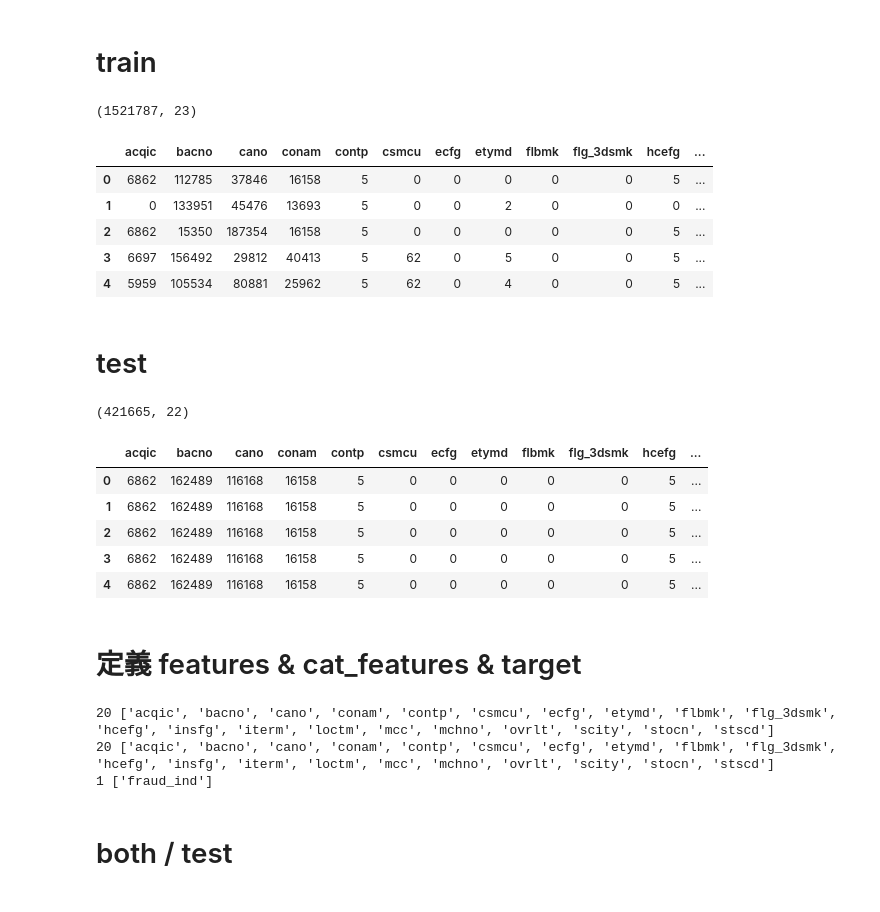
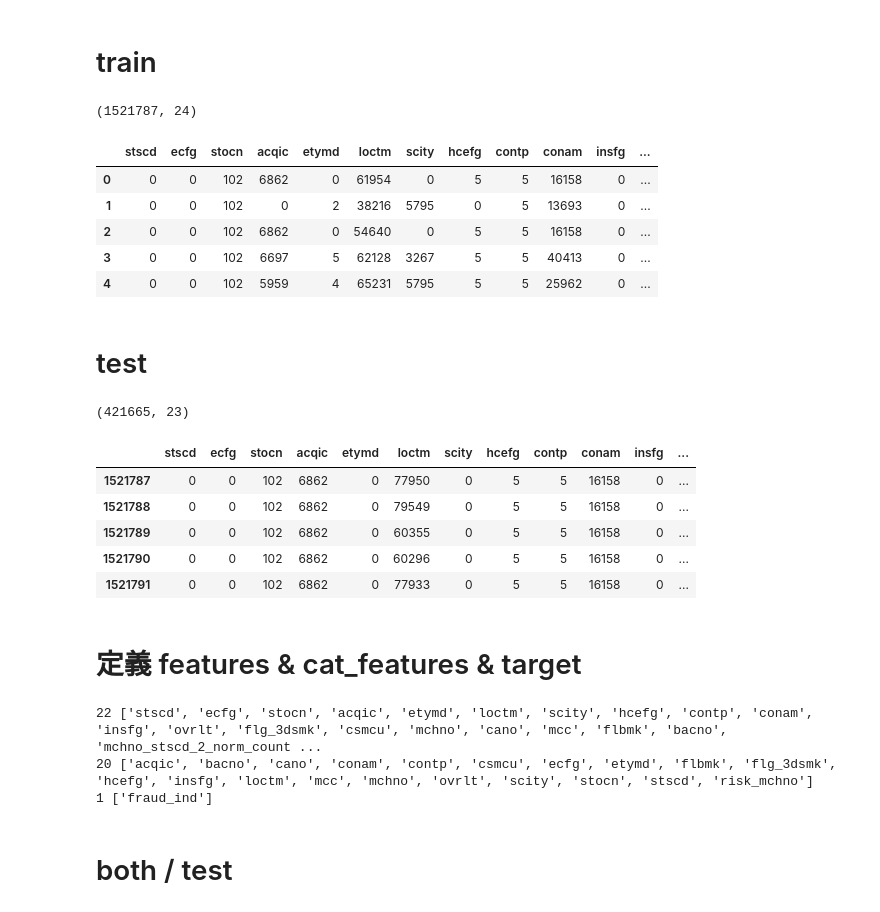
Before and after one commit to skywalker0803r/Ricky, a Jupyter notebook: 玉山銀行比賽_catboost.ipynb, the cells around one changed output. Drawn from its saved outputs; the diff is of its cells as text; code cells hidden in the pictures.

```diff
--- a/玉山銀行比賽_catboost.ipynb
+++ b/玉山銀行比賽_catboost.ipynb
@@ -19,43 +19,43 @@ Drive already mounted at /content/drive; to attempt to forcibly remount, call dr
 # train
 # %%
 import pandas as pd
-train = pd.read_csv("/content/drive/My Drive/玉山人工智慧比賽數據/train_預處理完.csv",index_col=0)
+train = pd.read_csv("/content/drive/My Drive/玉山人工智慧比賽數據/train_特徵工程完.csv",index_col=0)
 print(train.shape)
 train.head()
 # %% [output]
-(1521787, 23)
+(1521787, 24)
-|  | acqic | bacno | cano | conam | contp | csmcu | ecfg | etymd | flbmk | flg_3dsmk | hcefg | ... |
-| 0 | 6862 | 112785 | 37846 | 16158 | 5 | 0 | 0 | 0 | 0 | 0 | 5 | ... |
-| 1 | 0 | 133951 | 45476 | 13693 | 5 | 0 | 0 | 2 | 0 | 0 | 0 | ... |
-| 2 | 6862 | 15350 | 187354 | 16158 | 5 | 0 | 0 | 0 | 0 | 0 | 5 | ... |
-| 3 | 6697 | 156492 | 29812 | 40413 | 5 | 62 | 0 | 5 | 0 | 0 | 5 | ... |
-| 4 | 5959 | 105534 | 80881 | 25962 | 5 | 62 | 0 | 4 | 0 | 0 | 5 | ... |
+|  | stscd | ecfg | stocn | acqic | etymd | loctm | scity | hcefg | contp | conam | insfg | ... |
+| 0 | 0 | 0 | 102 | 6862 | 0 | 61954 | 0 | 5 | 5 | 16158 | 0 | ... |
+| 1 | 0 | 0 | 102 | 0 | 2 | 38216 | 5795 | 0 | 5 | 13693 | 0 | ... |
+| 2 | 0 | 0 | 102 | 6862 | 0 | 54640 | 0 | 5 | 5 | 16158 | 0 | ... |
+| 3 | 0 | 0 | 102 | 6697 | 5 | 62128 | 3267 | 5 | 5 | 40413 | 0 | ... |
+| 4 | 0 | 0 | 102 | 5959 | 4 | 65231 | 5795 | 5 | 5 | 25962 | 0 | ... |
 # %% [markdown]
 # test
 # %%
-test = pd.read_csv("/content/drive/My Drive/玉山人工智慧比賽數據/test_預處理完.csv",index_col=0)
+test = pd.read_csv("/content/drive/My Drive/玉山人工智慧比賽數據/test_特徵工程完.csv",index_col=0)
 test_txkey = test["txkey"]
 print(test.shape)
 test.head()
 # %% [output]
-(421665, 22)
+(421665, 23)
-|  | acqic | bacno | cano | conam | contp | csmcu | ecfg | etymd | flbmk | flg_3dsmk | hcefg | ... |
-| 0 | 6862 | 162489 | 116168 | 16158 | 5 | 0 | 0 | 0 | 0 | 0 | 5 | ... |
-| 1 | 6862 | 162489 | 116168 | 16158 | 5 | 0 | 0 | 0 | 0 | 0 | 5 | ... |
-| 2 | 6862 | 162489 | 116168 | 16158 | 5 | 0 | 0 | 0 | 0 | 0 | 5 | ... |
-| 3 | 6862 | 162489 | 116168 | 16158 | 5 | 0 | 0 | 0 | 0 | 0 | 5 | ... |
-| 4 | 6862 | 162489 | 116168 | 16158 | 5 | 0 | 0 | 0 | 0 | 0 | 5 | ... |
+|  | stscd | ecfg | stocn | acqic | etymd | loctm | scity | hcefg | contp | conam | insfg | ... |
+| 1521787 | 0 | 0 | 102 | 6862 | 0 | 77950 | 0 | 5 | 5 | 16158 | 0 | ... |
+| 1521788 | 0 | 0 | 102 | 6862 | 0 | 79549 | 0 | 5 | 5 | 16158 | 0 | ... |
+| 1521789 | 0 | 0 | 102 | 6862 | 0 | 60355 | 0 | 5 | 5 | 16158 | 0 | ... |
+| 1521790 | 0 | 0 | 102 | 6862 | 0 | 60296 | 0 | 5 | 5 | 16158 | 0 | ... |
+| 1521791 | 0 | 0 | 102 | 6862 | 0 | 77933 | 0 | 5 | 5 | 16158 | 0 | ... |
 # %% [markdown]
 # 定義 features & cat_features & target
 # %%
-# 全部特徵
+# all features
 features = train.drop(['fraud_ind', # just target
                        'txkey', # just like index
-                       'locdt',# just date
+                       #'locdt',# just date
                        ],axis=1).columns.tolist()
 
-# 原始特徵才是cat_features
-cat_features = sorted(list(set(features)&set(中文map.keys())))
+# cat_features
+cat_features = sorted(list(set(features)&set(中文map.keys())))+['risk_mchno']
 
 y_name = 'fraud_ind'
 
@@ -63,8 +63,8 @@ print(len(features),features)
 print(len(cat_features),cat_features)
 print(len([y_name]),[y_name])
 # %% [output]
-20 ['acqic', 'bacno', 'cano', 'conam', 'contp', 'csmcu', 'ecfg', 'etymd', 'flbmk', 'flg_3dsmk', 'hcefg', 'insfg', 'iterm', 'loctm', 'mcc', 'mchno', 'ovrlt', 'scity', 'stocn', 'stscd']
-20 ['acqic', 'bacno', 'cano', 'conam', 'contp', 'csmcu', 'ecfg', 'etymd', 'flbmk', 'flg_3dsmk', 'hcefg', 'insfg', 'iterm', 'loctm', 'mcc', 'mchno', 'ovrlt', 'scity', 'stocn', 'stscd']
+22 ['stscd', 'ecfg', 'stocn', 'acqic', 'etymd', 'loctm', 'scity', 'hcefg', 'contp', 'conam', 'insfg', 'ovrlt', 'flg_3dsmk', 'csmcu', 'mchno', 'cano', 'mcc', 'flbmk', 'bacno', 'mchno_stscd_2_norm_count ...
+20 ['acqic', 'bacno', 'cano', 'conam', 'contp', 'csmcu', 'ecfg', 'etymd', 'flbmk', 'flg_3dsmk', 'hcefg', 'insfg', 'loctm', 'mcc', 'mchno', 'ovrlt', 'scity', 'stocn', 'stscd', 'risk_mchno']
 1 ['fraud_ind']
 # %% [markdown]
 # both / test
```
Also changed, not shown: parts of 25 cells of this notebook.
